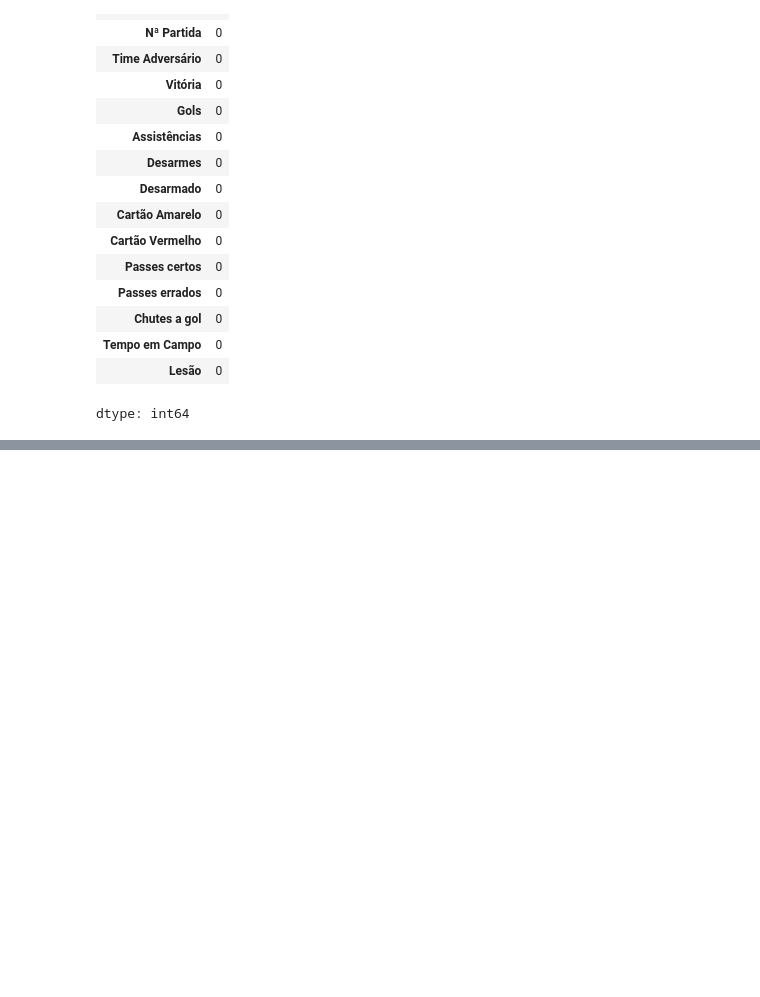
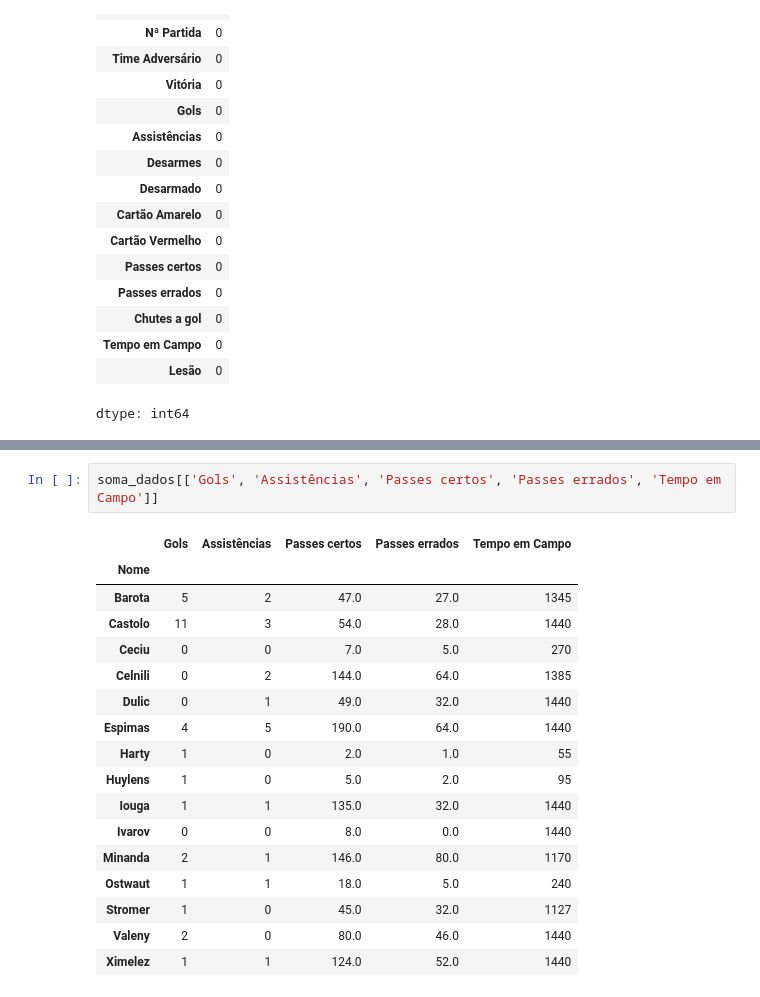
Before and after one commit to julianosfreitas/Analise-de-Dados, a Jupyter notebook: Futebol_com_Python.ipynb, the cells around one changed output, grey strips where cells are left out. Saved outputs shown, nothing was run; the diff lists cells and outputs as text; blank space fills up the shorter version.

```diff
--- a/Futebol_com_Python.ipynb
+++ b/Futebol_com_Python.ipynb
@@ -174,0 +305,20 @@ dtype: int64
+# %%
+soma_dados[['Gols', 'Assistências', 'Passes certos', 'Passes errados', 'Tempo em Campo']]
+# %% [output]
+|  | Gols | Assistências | Passes certos | Passes errados | Tempo em Campo |
+| Nome |  |  |  |  |  |
+| Barota | 5 | 2 | 47.0 | 27.0 | 1345 |
+| Castolo | 11 | 3 | 54.0 | 28.0 | 1440 |
+| Ceciu | 0 | 0 | 7.0 | 5.0 | 270 |
+| Celnili | 0 | 2 | 144.0 | 64.0 | 1385 |
+| Dulic | 0 | 1 | 49.0 | 32.0 | 1440 |
+| Espimas | 4 | 5 | 190.0 | 64.0 | 1440 |
+| Harty | 1 | 0 | 2.0 | 1.0 | 55 |
+| Huylens | 1 | 0 | 5.0 | 2.0 | 95 |
+| Iouga | 1 | 1 | 135.0 | 32.0 | 1440 |
+| Ivarov | 0 | 0 | 8.0 | 0.0 | 1440 |
+| Minanda | 2 | 1 | 146.0 | 80.0 | 1170 |
+| Ostwaut | 1 | 1 | 18.0 | 5.0 | 240 |
+| Stromer | 1 | 0 | 45.0 | 32.0 | 1127 |
+| Valeny | 2 | 0 | 80.0 | 46.0 | 1440 |
+| Ximelez | 1 | 1 | 124.0 | 52.0 | 1440 |
```
Also changed, not shown: parts of 22 cells of this notebook.
